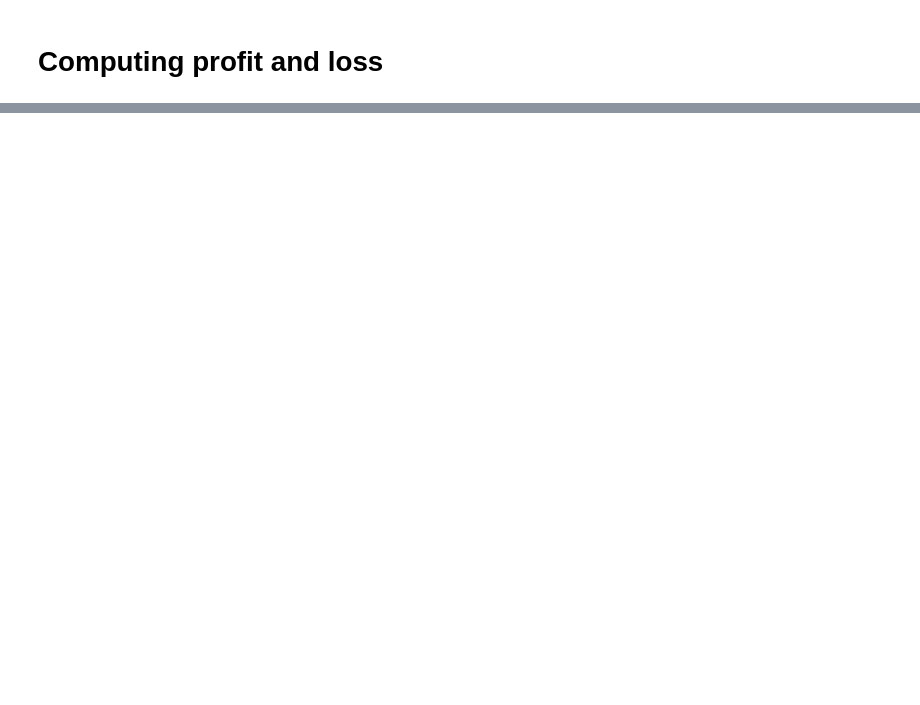
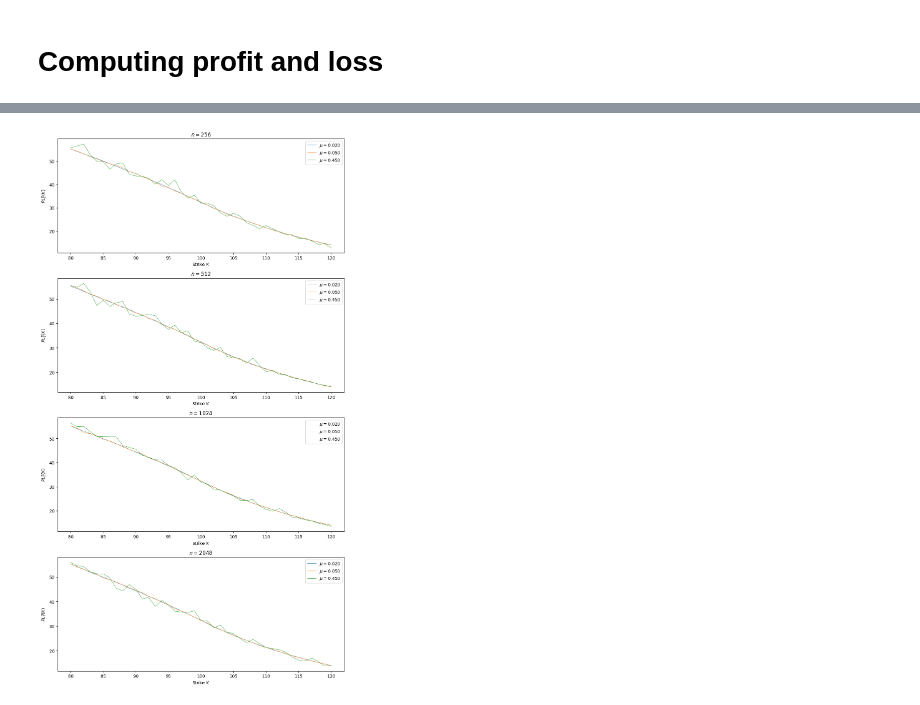
Before and after one commit to momoth12/Stochastic-Calculus-for-Finance, a Jupyter notebook: Thiaw_Mouhamadou_cps2.1.ipynb, the cells around one changed output, grey strips where cells are left out. Cells and saved outputs as stored; diff of their text form; code cells hidden in the pictures; blank space fills up the shorter version.

```diff
--- a/Thiaw_Mouhamadou_cps2.1.ipynb
+++ b/Thiaw_Mouhamadou_cps2.1.ipynb
@@ -175,0 +214,15 @@ profit_loss_sample.shape
+# %%
+fig, axes = plt.subplots(len(n_values),1,figsize=(10,18),dpi=100)
+
+for i, n in enumerate(n_values):
+    for j, mu in enumerate(mu_values):
+        axes[i].plot(
+            K_values, mean_matrix_profit_loss_sample[i,:,j],
+             label=r"$\mu=%.3f$" % mu, linewidth=0.7)
+    axes[i].set_xlabel("Strike $K$")
+    axes[i].legend()
+    axes[i].set_title(r"$n=%d$" % n)
+    axes[i].set_ylabel("$PL_T^n(K)$")
+fig.tight_layout()
+# %% [output]
+[figure, added]
```
Also changed, not shown: parts of 18 cells of this notebook.
